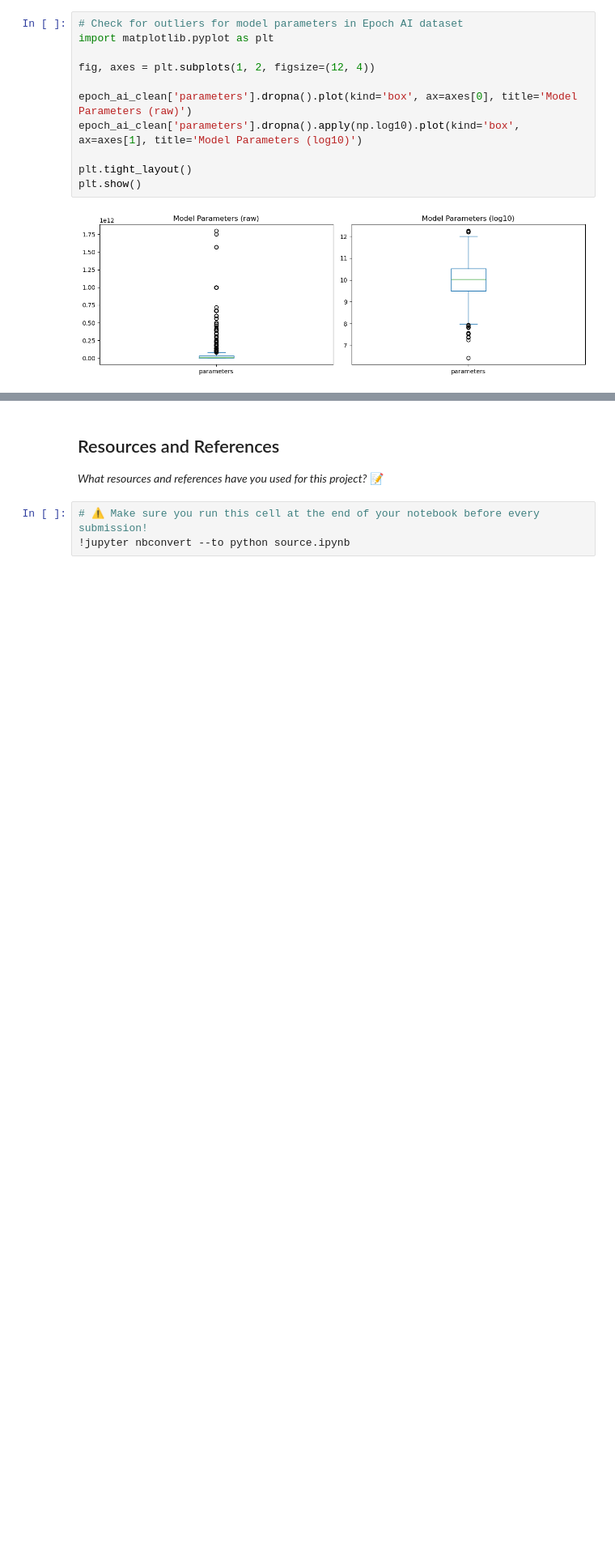
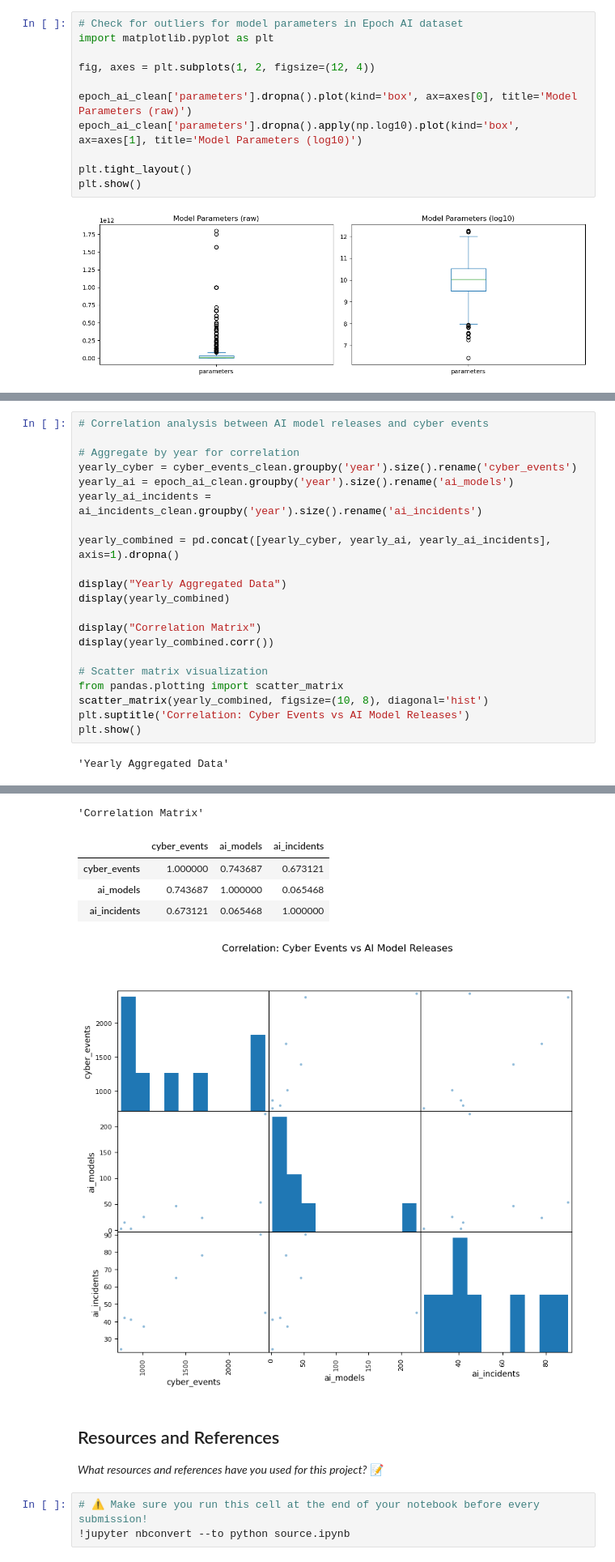
Before and after one commit to IT4063C001-Fall2025/final-project-sethpa, a Jupyter notebook: source.ipynb, the cells around one changed output, grey strips where cells are left out. Shown at 81% size. Drawn from its saved outputs; the diff is of its cells as text; blank space fills up the shorter version.

Commit message:
Correlation analysis between datasets

```diff
--- a/source.ipynb
+++ b/source.ipynb
@@ -762,0 +779,23 @@ plt.show()
+# %%
+# Correlation analysis between AI model releases and cyber events
+
+# Aggregate by year for correlation
+yearly_cyber = cyber_events_clean.groupby('year').size().rename('cyber_events')
+yearly_ai = epoch_ai_clean.groupby('year').size().rename('ai_models')
+yearly_ai_incidents = ai_incidents_clean.groupby('year').size().rename('ai_incidents')
+
+yearly_combined = pd.concat([yearly_cyber, yearly_ai, yearly_ai_incidents], axis=1).dropna()
+
+display("Yearly Aggregated Data")
+display(yearly_combined)
+
+display("Correlation Matrix")
+display(yearly_combined.corr())
+
+# Scatter matrix visualization
+from pandas.plotting import scatter_matrix
+scatter_matrix(yearly_combined, figsize=(10, 8), diagonal='hist')
+plt.suptitle('Correlation: Cyber Events vs AI Model Releases')
+plt.show()
+# %% [output]
+'Yearly Aggregated Data'
@@ -763,3 +812,9 @@ plt.show()
+'Correlation Matrix'
+|  | cyber_events | ai_models | ai_incidents |
+| cyber_events | 1.000000 | 0.743687 | 0.673121 |
+| ai_models | 0.743687 | 1.000000 | 0.065468 |
+| ai_incidents | 0.673121 | 0.065468 | 1.000000 |
+[figure, added]
 # %% [markdown]
 ## Resources and References
 *What resources and references have you used for this project?*
```
Also changed, not shown: parts of 2 cells of this notebook.
